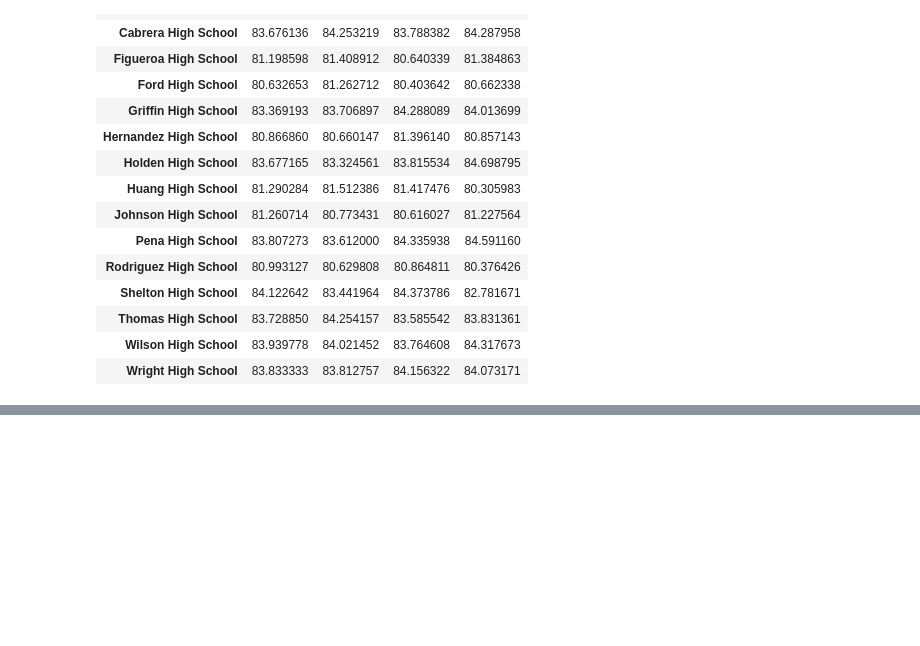
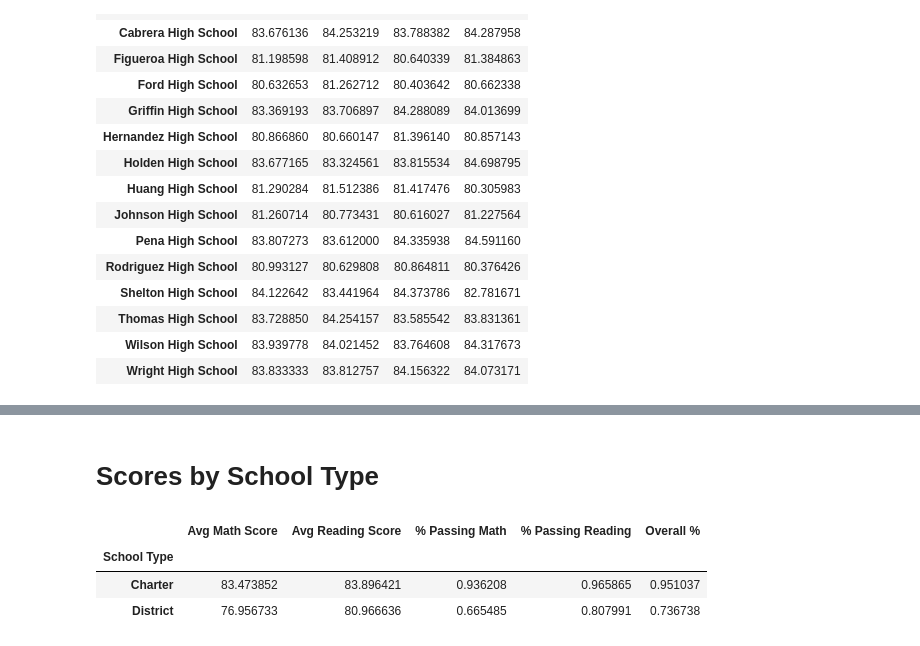
Before and after one commit to alejoes/04-PandasProjects, a Jupyter notebook: School District Analysis/Academy of Py.ipynb, the cells around one changed output, grey strips where cells are left out. Drawn from its saved outputs; the diff is of its cells as text; code cells hidden in the pictures; blank space fills up the shorter version.

```diff
--- a/School District Analysis/Academy of Py.ipynb
+++ b/School District Analysis/Academy of Py.ipynb
@@ -209,0 +252,18 @@ neww
+# %% [markdown]
+# Scores by School Type
+# %%
+sT=neww.groupby(["School Type"])["Avg Math Score"].mean()
+rT=neww.groupby(["School Type"])["Avg Reading Score"].mean()
+msT=neww.groupby(["School Type"])["% Passing Math"].mean()
+rsT=neww.groupby(["School Type"])["% Passing Reading"].mean()
+oT=neww.groupby(["School Type"])["Overall %"].mean()
+mergeT=pd.merge(sT,rT,on="School Type")
+mergeT=pd.merge(mergeT,msT,on="School Type")
+mergeT=pd.merge(mergeT,rsT,on="School Type")
+mergeT=pd.merge(mergeT,oT,on="School Type")
+mergeT
+# %% [output]
+|  | Avg Math Score | Avg Reading Score | % Passing Math | % Passing Reading | Overall % |
+| School Type |  |  |  |  |  |
+| Charter | 83.473852 | 83.896421 | 0.936208 | 0.965865 | 0.951037 |
+| District | 76.956733 | 80.966636 | 0.665485 | 0.807991 | 0.736738 |
```
Also changed, not shown: parts of 7 cells of this notebook.
